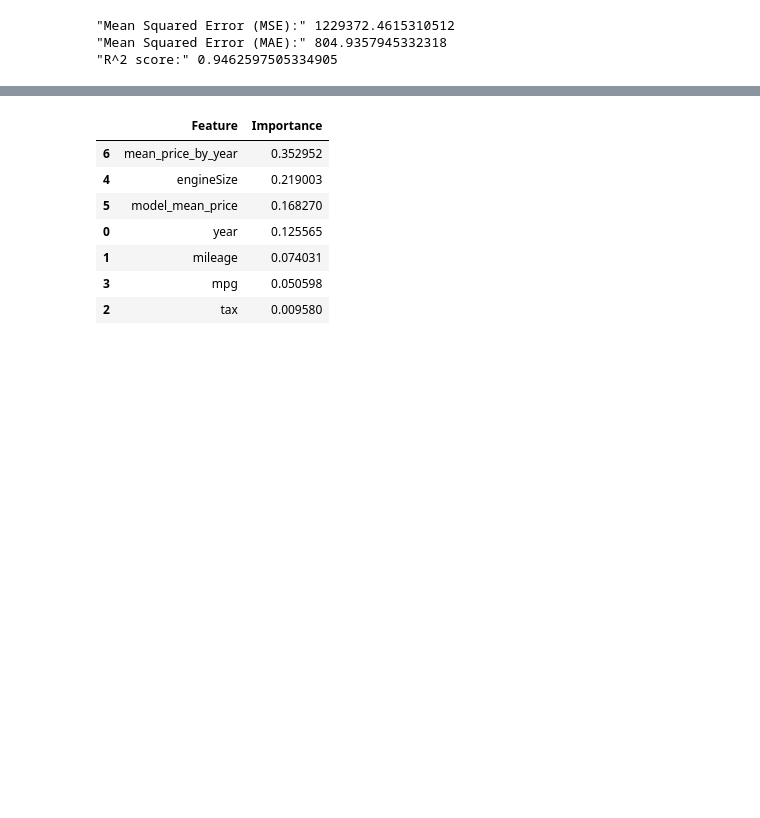
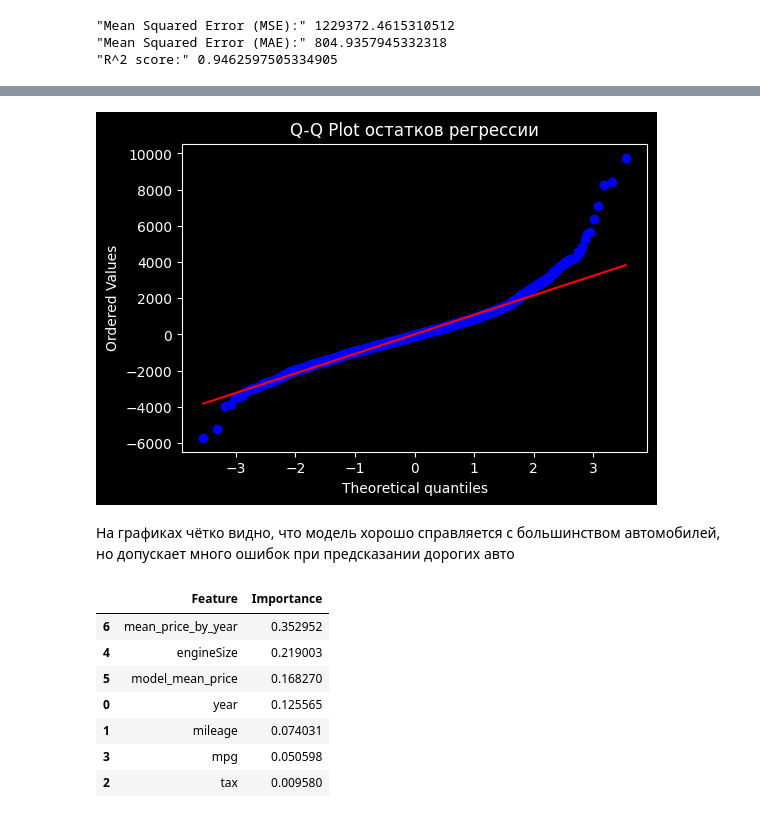
Before and after one commit to LelyshB/Car_price_predict, a Jupyter notebook: Car_price_predict.ipynb, the cells around one changed output, grey strips where cells are left out. Drawn from its saved outputs; the diff is of its cells as text; code cells hidden in the pictures; blank space fills up the shorter version.

```diff
--- a/Car_price_predict.ipynb
+++ b/Car_price_predict.ipynb
@@ -321,2 +343,13 @@ Catboost показывает лучшие метрики, поэтому ост
+# %%
+# Q-Q Plot
+plt.figure(figsize=(6, 4))
+stats.probplot(residuals, dist="norm", plot=plt)
+plt.title('Q-Q Plot остатков регрессии')
+plt.show()
+# %% [output]
+[figure, added]
+# %% [markdown]
+На графиках чётко видно, что модель хорошо справляется с большинством автомобилей,
+но допускает много ошибок при предсказании дорогих авто
 # %%
 feature_importances = random_forest.feature_importances_
```
Also changed, not shown: parts of 20 cells of this notebook.
